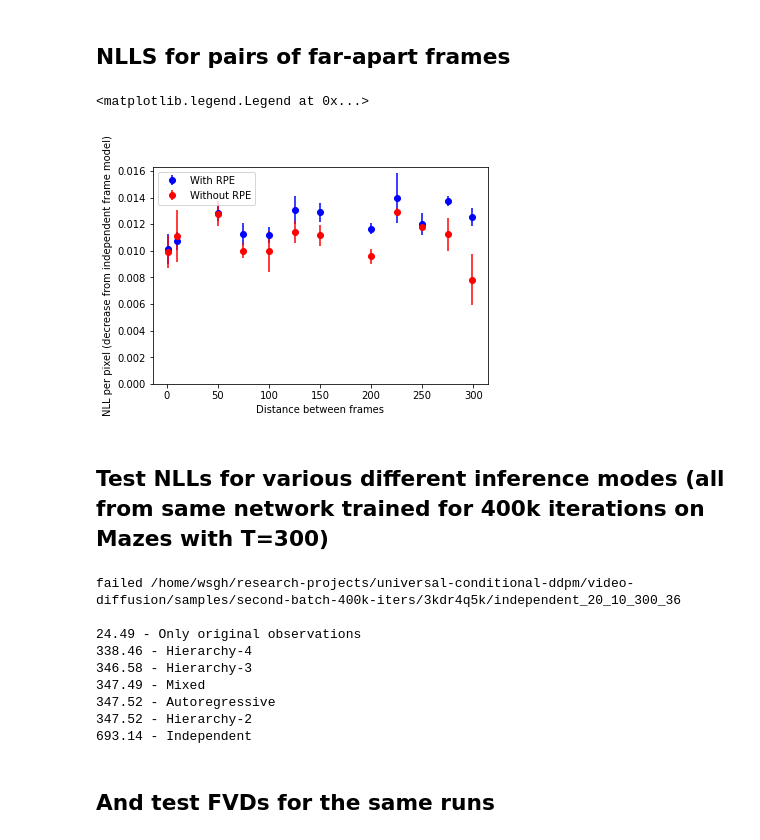
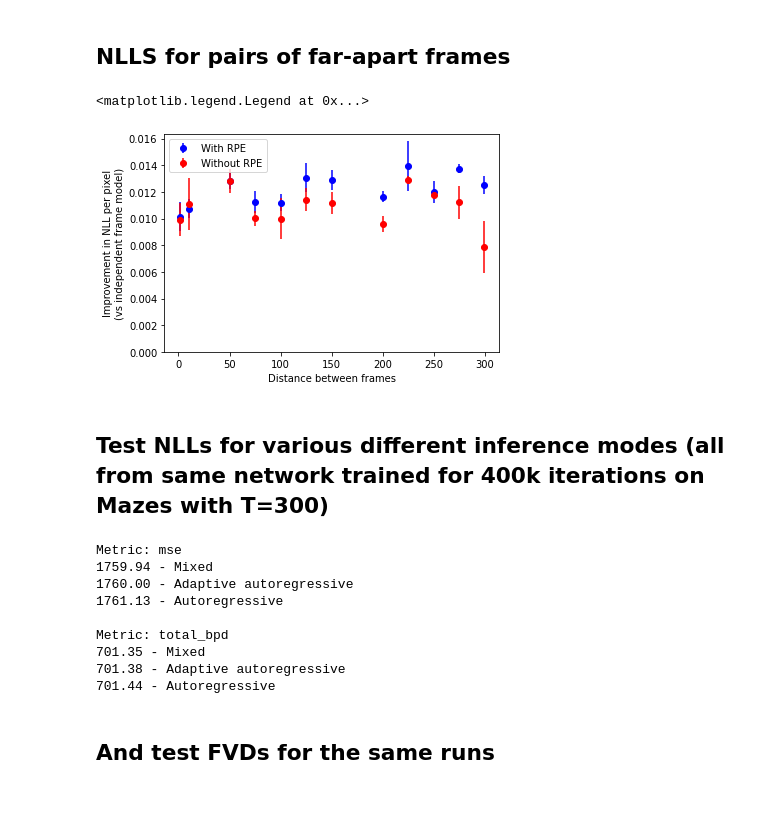
Before and after one commit to cliangyu/video-diffusion, a Jupyter notebook: notebooks/wills_plots.ipynb, the cells around one changed output. Cells and saved outputs as stored; diff of their text form; code cells hidden in the pictures; blank space fills up the shorter version.

Commit message:
latest plots

```diff
--- a/notebooks/wills_plots.ipynb
+++ b/notebooks/wills_plots.ipynb
@@ -268,33 +269,34 @@ Without RPE
 # %%
 def get_spacing_i_db(original_db, i, independent):
     mask_name = f"linspace-no-obs-0-{i}-2"
     if independent:
         mask_name = 'independent-'+mask_name
     return [run for run in original_db if directory(run['path']).parts[-1].split('_')[0] == mask_name]
 
 def plot(ax, x, runs, color, label, diff_to=None):
     values = np.array([first_n(run['metrics']['total_bpd'], 100).sum(axis=1).mean(axis=0) for run in runs])
     diff_to_values = np.array([first_n(run['metrics']['total_bpd'], 100).sum(axis=1).mean(axis=0) for run in diff_to])
     ax.errorbar(x, y=diff_to_values.mean()-values.mean(), yerr=values.std(), color=color, label=label, fmt='o')
 
 
 fig, ax = plt.subplots()
 xs = [1, 10, 50, 75, 100, 125, 150, 200, 225, 250, 275, 299]
 for x in xs:
     with_runs = get_spacing_i_db(with_rpe_db, x, independent=False)
     without_runs = get_spacing_i_db(without_rpe_db, x, independent=False)
     independent_runs = get_spacing_i_db(without_rpe_db, x, independent=True)
     plot(ax, x, with_runs, color='b', label='With RPE' if x==xs[0] else None, diff_to=independent_runs)
     plot(ax, x, without_runs, color='r', label='Without RPE' if x==xs[0] else None, diff_to=independent_runs)
 #     plot(ax, x, independent_runs, color='g', label='Independent' if x==xs[0] else None)
 
 ax.set_xlabel('Distance between frames')
-ax.set_ylabel('NLL per pixel (decrease from independent frame model)')
+ax.set_ylabel('Improvement in NLL per pixel\n(vs independent frame model)')
 ax.set_ylim(0)
+fig.savefig('figs/rpe-net-effect-vs-distance.pdf', bbox_inches='tight')
 ax.legend()
 # %% [output]
 <matplotlib.legend.Legend at 0x...>
-[figure, old version]
+[figure, new version]
 # %% [markdown]
 ## Test NLLs for various different inference modes (all from same network trained for 400k iterations on Mazes with T=300)
 # %%
@@ -306,29 +308,31 @@ def inf_mode_label_func(path):
     return nice_mode_names[Path(directory(path)).parts[-1].split('_')[0]]
 
 
-to_show = {}
-for run in inf_modes:
-    metrics = run['metrics']
-    path = run['path']
-    try:
-        elbo = first_n(metrics['total_bpd'], 100).sum(axis=1).mean(axis=0)  # TODO 100
-    except:
-        print('failed', path)
-    to_show[f"{elbo:.2f} - {inf_mode_label_func(run['path'])}"] = elbo
 
-print()
-for label, elbo in sorted(to_show.items(), key=lambda x: x[1]):
-    print(label)
+for metric in ['mse', 'total_bpd']:
+    print('\nMetric:', metric)
+    to_show = {}
+    for run in inf_modes:
+        metrics = run['metrics']
+        path = run['path']
+        try:
+            elbo = first_n(metrics[metric], 100).sum(axis=1).mean(axis=0)  # TODO 100
+        except:
+            print('failed', path)
+        to_show[f"{elbo:.2f} - {inf_mode_label_func(run['path'])}"] = elbo
+
+    for label, elbo in sorted(to_show.items(), key=lambda x: x[1]):
+        print(label)
 # %% [output]
-failed /home/wsgh/research-projects/universal-conditional-ddpm/video-diffusion/samples/second-batch-400k-iters/3kdr4q5k/independent_20_10_300_36
+Metric: mse
+1759.94 - Mixed
+1760.00 - Adaptive autoregressive
+1761.13 - Autoregressive
 
-24.49 - Only original observations
-338.46 - Hierarchy-4
-346.58 - Hierarchy-3
-347.49 - Mixed
-347.52 - Autoregressive
-347.52 - Hierarchy-2
-693.14 - Independent
+Metric: total_bpd
+701.35 - Mixed
+701.38 - Adaptive autoregressive
+701.44 - Autoregressive
 # %% [markdown]
 ## And test FVDs for the same runs
 # %%
```
Also changed, not shown: parts of 9 cells of this notebook.
